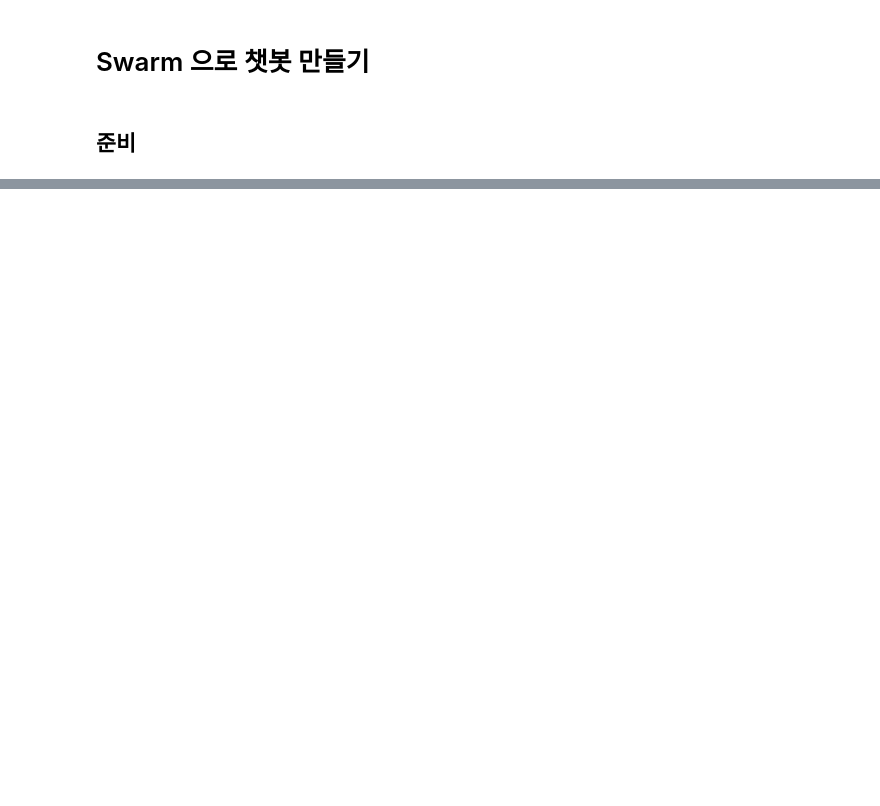
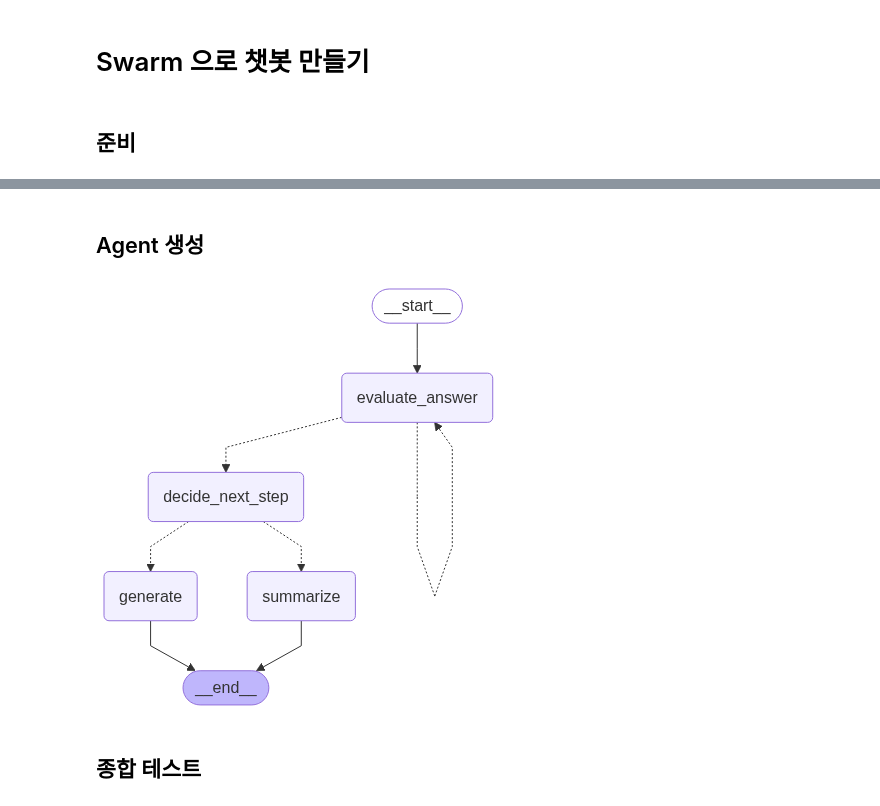
Before and after one commit to dunde-o/Lab, a Jupyter notebook: src/chat_bot_v2.ipynb, the cells around one changed output, grey strips where cells are left out. Drawn from its saved outputs; the diff is of its cells as text; code cells hidden in the pictures; blank space fills up the shorter version.

```diff
--- a/src/chat_bot_v2.ipynb
+++ b/src/chat_bot_v2.ipynb
@@ -117,0 +534,3 @@ res_list
+# %%
+class FeedbackInfo(BaseModel):
+    feedback: str = Field(..., description="면접 질문과 답변에 대한 3~5줄의 평가 피드백")
@@ -117,0 +560,3 @@ res_list
+# %%
+class TotalFeedbackInfo(BaseModel):
+    feedback: str = Field(..., description="면접 질문과 답변, 피드백에 대한 3~5줄의 종합 평가 피드백")
@@ -117,0 +613,44 @@ res_list
+# %% [markdown]
+## Agent 생성
+# %%
+# 분기 판단 함수
+def route_next(state: InterviewState) -> Literal["generate", "summarize"]:
+    if state['next_step'] == "end":
+        return "summarize"
+    else:
+        return "generate"
+
+
+# 그래프 정의 시작
+builder = StateGraph(InterviewState)
+
+# 노드 추가
+builder.add_node('evaluate_answer', evaluate_answer)
+builder.add_node('decide_next_step', decide_next_step)
+builder.add_node('generate', generate_question)
+builder.add_node('summarize', summarize_interview)
+
+# 노드 연결
+builder.add_edge(START, 'evaluate_answer')
+builder.add_conditional_edges('evaluate_answer', reflect_evaluation)
+builder.add_conditional_edges('decide_next_step', route_next)
+builder.add_edge('generate', END)
+builder.add_edge('summarize', END)
+
+# 컴파일
+graph = builder.compile()
+# %%
+## 그래프 생성기
+from IPython.display import Image, display
+
+# 외부 서버를 호출하는 동안 대기시간 초과로 오류가 날 수 있습니다.
+try:
+    display(Image(graph.get_graph().draw_mermaid_png()))
+except Exception:
+    print(graph.get_graph().draw_mermaid())
+    print('https://mermaid.live 에 복붙')
+    pass
+# %% [output]
+[figure, added]
+# %% [markdown]
+## 종합 테스트
```
Also changed, not shown: parts of 33 cells of this notebook, 1 other file.
